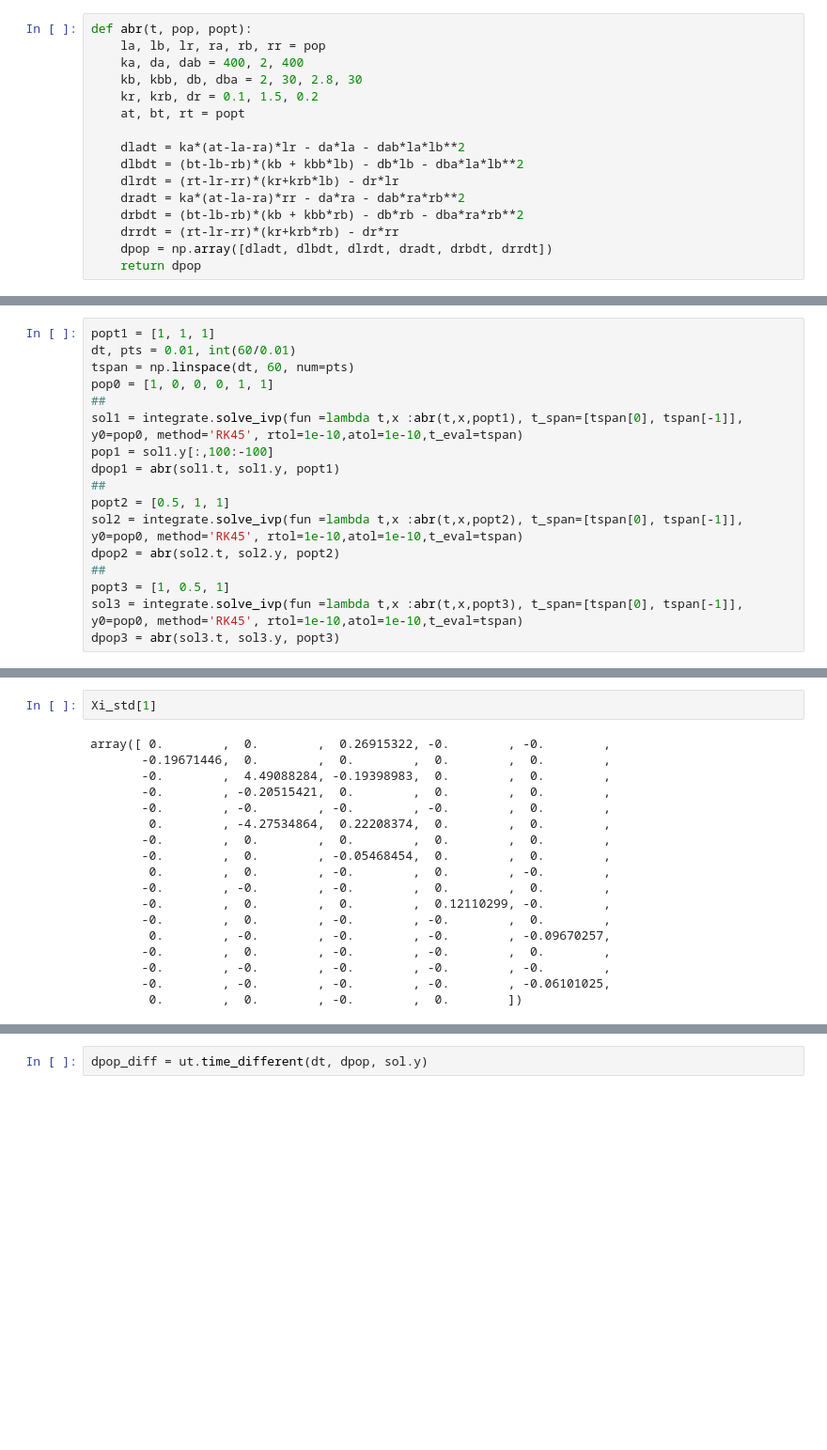
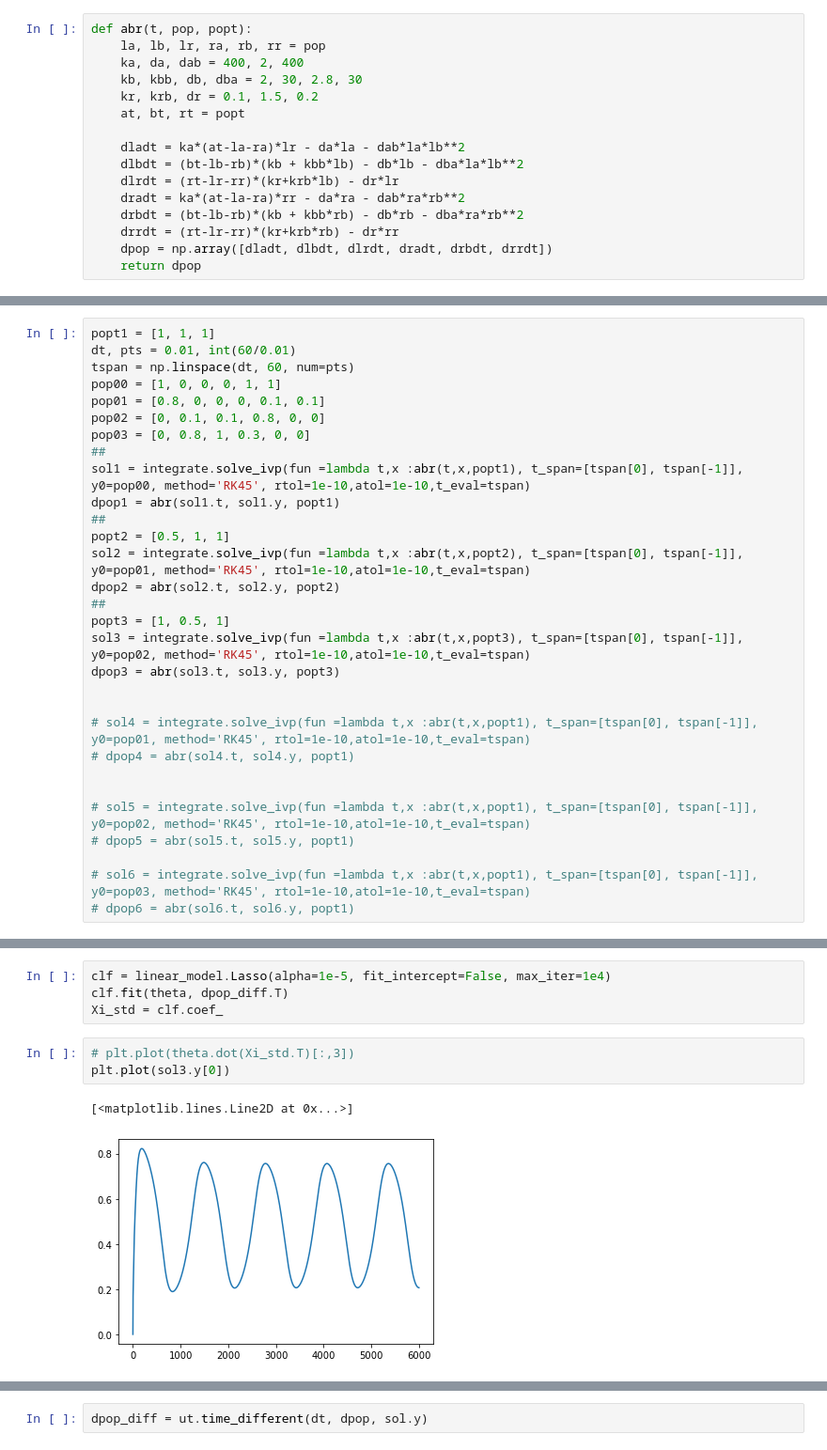
Before and after one commit to onionpork/sparsemyxo, a Jupyter notebook: abr.ipynb, the cells around one changed output, grey strips where cells are left out. Shown at 94% size. Saved outputs shown, nothing was run; the diff lists cells and outputs as text; blank space fills up the shorter version.

```diff
--- a/abr.ipynb
+++ b/abr.ipynb
@@ -30,17 +34,30 @@ def abr(t, pop, popt):
 popt1 = [1, 1, 1]
 dt, pts = 0.01, int(60/0.01)
 tspan = np.linspace(dt, 60, num=pts)
-pop0 = [1, 0, 0, 0, 1, 1]
+pop00 = [1, 0, 0, 0, 1, 1]
+pop01 = [0.8, 0, 0, 0, 0.1, 0.1]
+pop02 = [0, 0.1, 0.1, 0.8, 0, 0]
+pop03 = [0, 0.8, 1, 0.3, 0, 0]
 ##
-sol1 = integrate.solve_ivp(fun =lambda t,x :abr(t,x,popt1), t_span=[tspan[0], tspan[-1]], y0=pop0, method='RK45', rtol=1e-10,atol=1e-10,t_eval=tspan)
-pop1 = sol1.y[:,100:-100]
+sol1 = integrate.solve_ivp(fun =lambda t,x :abr(t,x,popt1), t_span=[tspan[0], tspan[-1]], y0=pop00, method='RK45', rtol=1e-10,atol=1e-10,t_eval=tspan)
 dpop1 = abr(sol1.t, sol1.y, popt1)
 ##
 popt2 = [0.5, 1, 1]
-sol2 = integrate.solve_ivp(fun =lambda t,x :abr(t,x,popt2), t_span=[tspan[0], tspan[-1]], y0=pop0, method='RK45', rtol=1e-10,atol=1e-10,t_eval=tspan)
+sol2 = integrate.solve_ivp(fun =lambda t,x :abr(t,x,popt2), t_span=[tspan[0], tspan[-1]], y0=pop01, method='RK45', rtol=1e-10,atol=1e-10,t_eval=tspan)
 dpop2 = abr(sol2.t, sol2.y, popt2)
 ##
 popt3 = [1, 0.5, 1]
-sol3 = integrate.solve_ivp(fun =lambda t,x :abr(t,x,popt3), t_span=[tspan[0], tspan[-1]], y0=pop0, method='RK45', rtol=1e-10,atol=1e-10,t_eval=tspan)
+sol3 = integrate.solve_ivp(fun =lambda t,x :abr(t,x,popt3), t_span=[tspan[0], tspan[-1]], y0=pop02, method='RK45', rtol=1e-10,atol=1e-10,t_eval=tspan)
 dpop3 = abr(sol3.t, sol3.y, popt3)
+
+
+# sol4 = integrate.solve_ivp(fun =lambda t,x :abr(t,x,popt1), t_span=[tspan[0], tspan[-1]], y0=pop01, method='RK45', rtol=1e-10,atol=1e-10,t_eval=tspan)
+# dpop4 = abr(sol4.t, sol4.y, popt1)
+
+
+# sol5 = integrate.solve_ivp(fun =lambda t,x :abr(t,x,popt1), t_span=[tspan[0], tspan[-1]], y0=pop02, method='RK45', rtol=1e-10,atol=1e-10,t_eval=tspan)
+# dpop5 = abr(sol5.t, sol5.y, popt1)
+
+# sol6 = integrate.solve_ivp(fun =lambda t,x :abr(t,x,popt1), t_span=[tspan[0], tspan[-1]], y0=pop03, method='RK45', rtol=1e-10,atol=1e-10,t_eval=tspan)
+# dpop6 = abr(sol6.t, sol6.y, popt1)
 # %%
@@ -60,23 +76,13 @@ theta
     # clf.fit(theta_dic[term],dpop[i].T)
     # Xi_curr = clf.coef_
-# %%
-Xi_std[1]
-# %% [output]
-array([ 0.        ,  0.        ,  0.26915322, -0.        , -0.        ,
-       -0.19671446,  0.        ,  0.        ,  0.        ,  0.        ,
-       -0.        ,  4.49088284, -0.19398983,  0.        ,  0.        ,
-       -0.        , -0.20515421,  0.        ,  0.        ,  0.        ,
-       -0.        , -0.        , -0.        , -0.        ,  0.        ,
-        0.        , -4.27534864,  0.22208374,  0.        ,  0.        ,
-       -0.        ,  0.        ,  0.        ,  0.        ,  0.        ,
-       -0.        ,  0.        , -0.05468454,  0.        ,  0.        ,
-        0.        ,  0.        , -0.        ,  0.        , -0.        ,
-       -0.        , -0.        , -0.        ,  0.        ,  0.        ,
-       -0.        ,  0.        ,  0.        ,  0.12110299, -0.        ,
-       -0.        ,  0.        , -0.        , -0.        ,  0.        ,
-        0.        , -0.        , -0.        , -0.        , -0.09670257,
-       -0.        ,  0.        , -0.        , -0.        ,  0.        ,
-       -0.        , -0.        , -0.        , -0.        , -0.        ,
-       -0.        , -0.        , -0.        , -0.        , -0.06101025,
-        0.        ,  0.        , -0.        ,  0.        ])
+# %%
+clf = linear_model.Lasso(alpha=1e-5, fit_intercept=False, max_iter=1e4)
+clf.fit(theta, dpop_diff.T)
+Xi_std = clf.coef_
+# %%
+# plt.plot(theta.dot(Xi_std.T)[:,3])
+plt.plot(sol3.y[0])
+# %% [output]
+[<matplotlib.lines.Line2D at 0x...>]
+[figure, added]
 # %%
```
Also changed, not shown: parts of 52 cells of this notebook, 27 other files.
